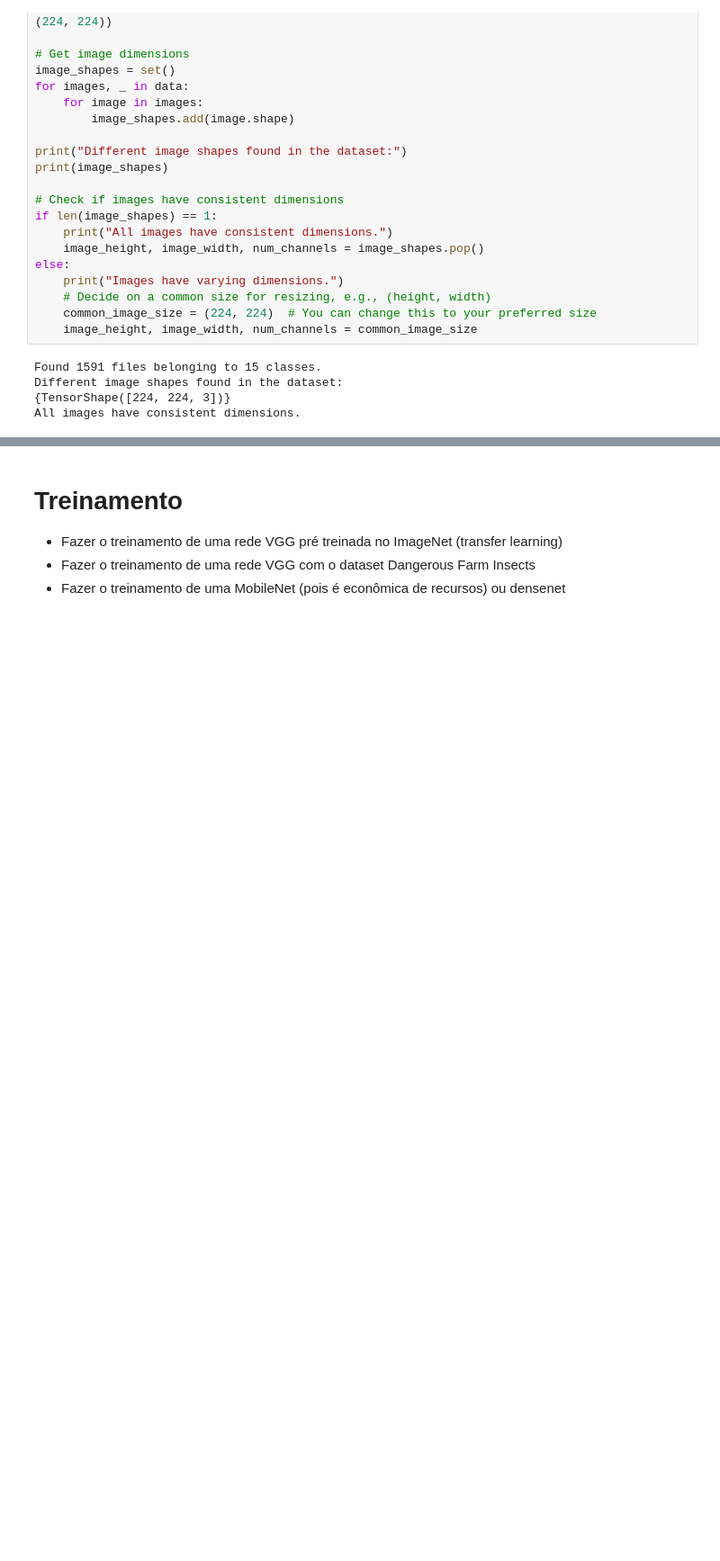
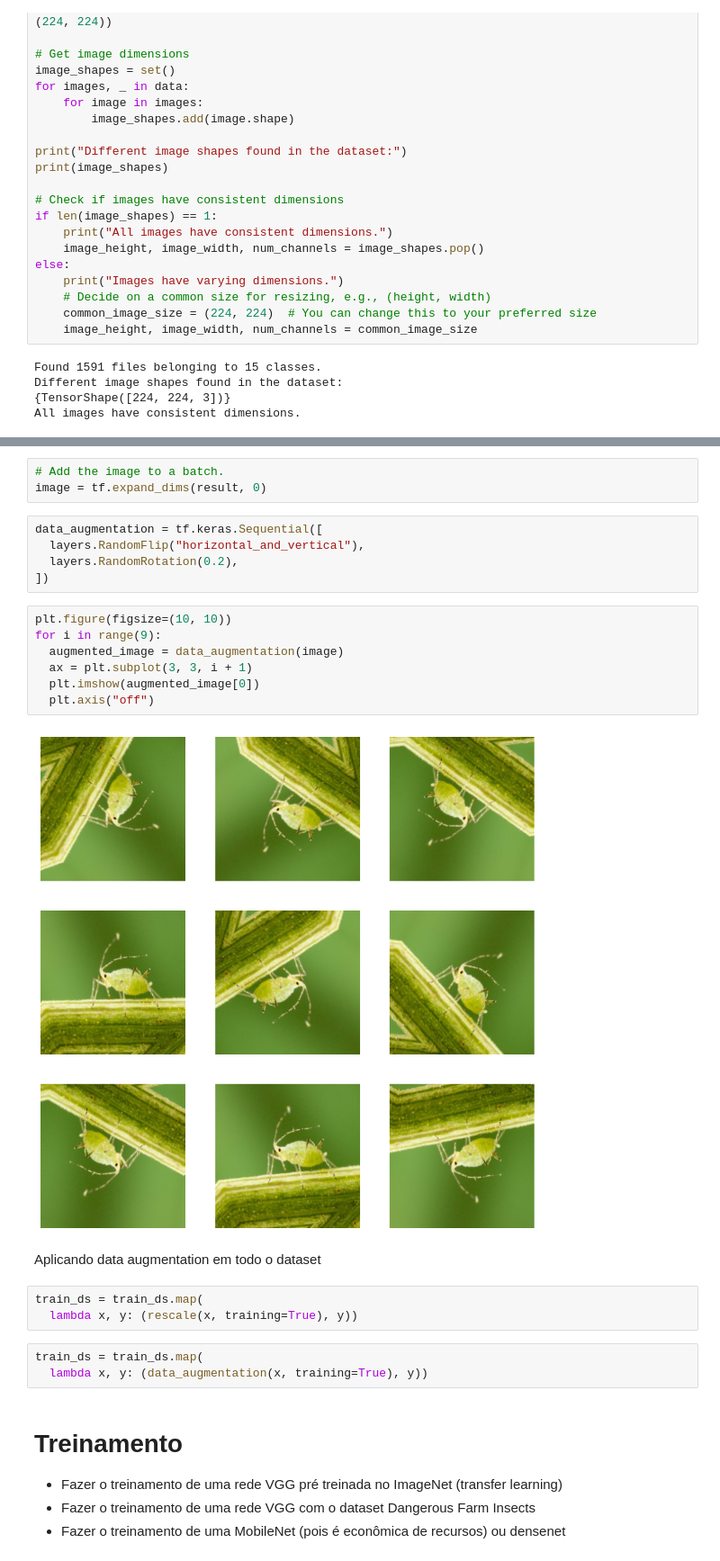
Before and after one commit to annaluizacaraciolo/DeepLearning2023, a Jupyter notebook: Projeto_DangerousFarmInsects.ipynb, the cells around one changed output, grey strips where cells are left out. Shown at 90% size. Cells and saved outputs as stored; diff of their text form; blank space fills up the shorter version.

```diff
--- a/Projeto_DangerousFarmInsects.ipynb
+++ b/Projeto_DangerousFarmInsects.ipynb
@@ -163,3 +180,28 @@ All images have consistent dimensions.
+# %%
+# Add the image to a batch.
+image = tf.expand_dims(result, 0)
+# %%
+data_augmentation = tf.keras.Sequential([
+  layers.RandomFlip("horizontal_and_vertical"),
+  layers.RandomRotation(0.2),
+])
+# %%
+plt.figure(figsize=(10, 10))
+for i in range(9):
+  augmented_image = data_augmentation(image)
+  ax = plt.subplot(3, 3, i + 1)
+  plt.imshow(augmented_image[0])
+  plt.axis("off")
+# %% [output]
+[figure, added]
+# %% [markdown]
+Aplicando data augmentation em todo o dataset
+# %%
+train_ds = train_ds.map(
+  lambda x, y: (rescale(x, training=True), y))
+# %%
+train_ds = train_ds.map(
+  lambda x, y: (data_augmentation(x, training=True), y))
 # %% [markdown]
 # Treinamento
 - Fazer o treinamento de uma rede VGG pré treinada no ImageNet (transfer learning)
```
Also changed, not shown: parts of 13 cells of this notebook.
